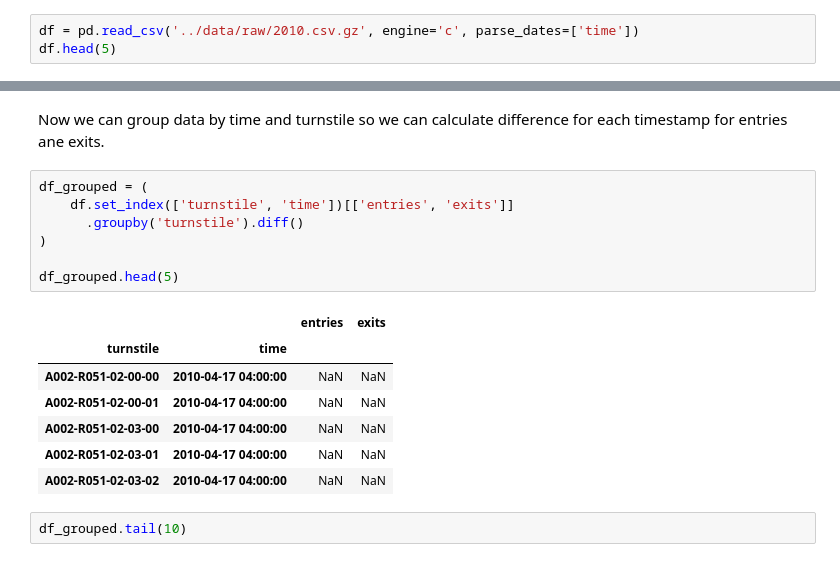
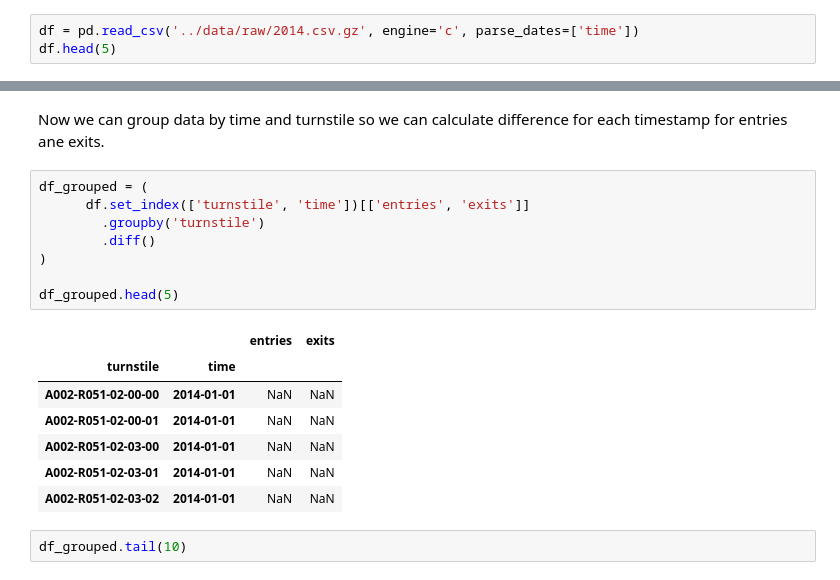
Before and after one commit to vtoliveira/nyc-metro-forecast, a Jupyter notebook: notebooks/00-exploratory-data-analysis.ipynb, the cells around one changed output, grey strips where cells are left out. Saved outputs shown, nothing was run; the diff lists cells and outputs as text.

```diff
--- a/notebooks/00-exploratory-data-analysis.ipynb
+++ b/notebooks/00-exploratory-data-analysis.ipynb
@@ -12,5 +31,5 @@ import missingno as msno
 # %%
-df = pd.read_csv('../data/raw/2010.csv.gz', engine='c', parse_dates=['time'])
+df = pd.read_csv('../data/raw/2014.csv.gz', engine='c', parse_dates=['time'])
 df.head(5)
 # %% [output]
 |  | time | ca | unit | scp | station | linename | division | desc | entries | exits |
@@ -210,19 +301,20 @@ df.head(5)
 Now we can group data by time and turnstile so we can calculate difference for each timestamp for entries ane exits.
 # %%
 df_grouped = (
-    df.set_index(['turnstile', 'time'])[['entries', 'exits']]
-      .groupby('turnstile').diff()
+      df.set_index(['turnstile', 'time'])[['entries', 'exits']]
+        .groupby('turnstile')
+        .diff()
 )
 
 df_grouped.head(5)
 # %% [output]
 |  |  | entries | exits |
 | turnstile | time |  |  |
-| A002-R051-02-00-00 | 2010-04-17 04:00:00 | NaN | NaN |
-| A002-R051-02-00-01 | 2010-04-17 04:00:00 | NaN | NaN |
-| A002-R051-02-03-00 | 2010-04-17 04:00:00 | NaN | NaN |
-| A002-R051-02-03-01 | 2010-04-17 04:00:00 | NaN | NaN |
-| A002-R051-02-03-02 | 2010-04-17 04:00:00 | NaN | NaN |
+| A002-R051-02-00-00 | 2014-01-01 | NaN | NaN |
+| A002-R051-02-00-01 | 2014-01-01 | NaN | NaN |
+| A002-R051-02-03-00 | 2014-01-01 | NaN | NaN |
+| A002-R051-02-03-01 | 2014-01-01 | NaN | NaN |
+| A002-R051-02-03-02 | 2014-01-01 | NaN | NaN |
 # %%
 df_grouped.tail(10)
 # %% [output]
```
Also changed, not shown: parts of 82 cells of this notebook, 5 other files.
